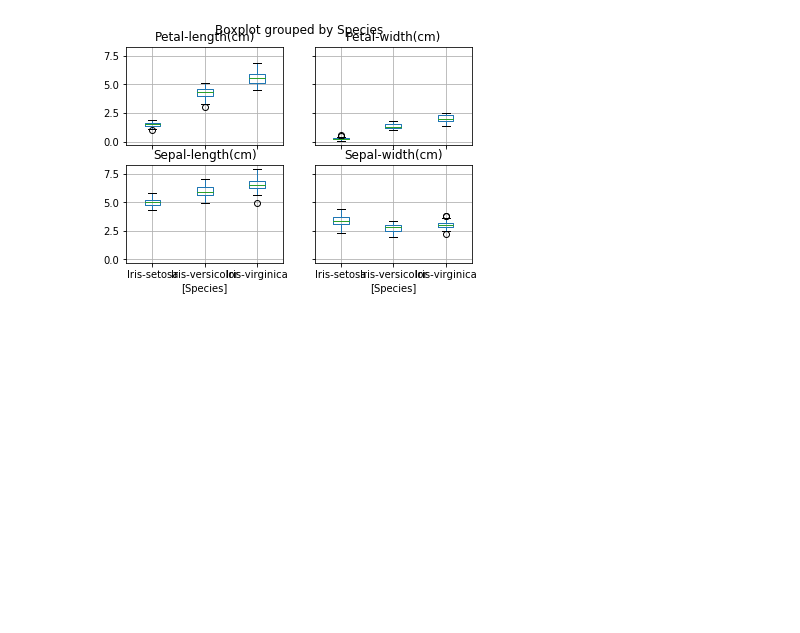
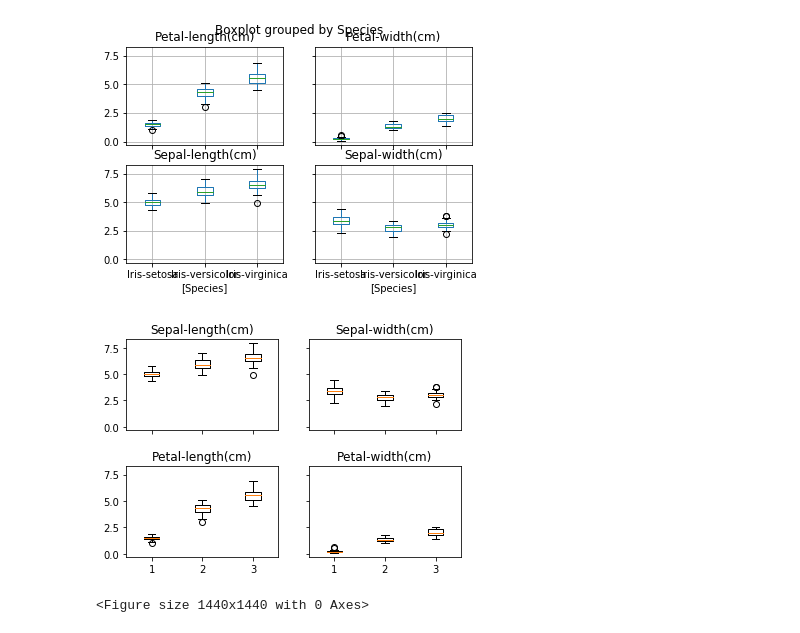
Before and after one commit to karlypaige/Thinkful-2.2.4---Challenge-What-Do-You-See-, a Jupyter notebook: iris data.ipynb, the cells around one changed output. Saved outputs shown, nothing was run; the diff lists cells and outputs as text; code cells hidden in the pictures; blank space fills up the shorter version.

```diff
--- a/iris data.ipynb
+++ b/iris data.ipynb
@@ -90,3 +93,36 @@ array([[<matplotlib.axes._subplots.AxesSubplot object at 0x...>,
         <matplotlib.axes._subplots.AxesSubplot object at 0x...>]],
       dtype=object)
 [figure]
+# %%
+#Boxplots in matplotlib.pyplot
+f, axarr = plt.subplots(2, 2, sharex=True, sharey=True)
+plt.figure(figsize=(20, 20))
+
+axarr[0,0].boxplot([iris_df['Sepal-length(cm)'].loc[iris_df['Species'].isin(['Iris-setosa'])],
+    iris_df['Sepal-length(cm)'].loc[iris_df['Species'].isin(['Iris-versicolor'])],
+    iris_df['Sepal-length(cm)'].loc[iris_df['Species'].isin(['Iris-virginica'])]],
+    positions=[1,2,3])
+axarr[0,0].set_title('Sepal-length(cm)')
+
+axarr[0,1].boxplot([iris_df['Sepal-width(cm)'].loc[iris_df['Species'].isin(['Iris-setosa'])],
+    iris_df['Sepal-width(cm)'].loc[iris_df['Species'].isin(['Iris-versicolor'])],
+    iris_df['Sepal-width(cm)'].loc[iris_df['Species'].isin(['Iris-virginica'])]],
+    positions=[1,2,3])
+axarr[0,1].set_title('Sepal-width(cm)')
+
+axarr[1,0].boxplot([iris_df['Petal-length(cm)'].loc[iris_df['Species'].isin(['Iris-setosa'])],
+    iris_df['Petal-length(cm)'].loc[iris_df['Species'].isin(['Iris-versicolor'])],
+    iris_df['Petal-length(cm)'].loc[iris_df['Species'].isin(['Iris-virginica'])]],
+    positions=[1,2,3])
+axarr[1,0].set_title('Petal-length(cm)')
+
+axarr[1,1].boxplot([iris_df['Petal-width(cm)'].loc[iris_df['Species'].isin(['Iris-setosa'])],
+    iris_df['Petal-width(cm)'].loc[iris_df['Species'].isin(['Iris-versicolor'])],
+    iris_df['Petal-width(cm)'].loc[iris_df['Species'].isin(['Iris-virginica'])]],
+    positions=[1,2,3])
+axarr[1,1].set_title('Petal-width(cm)')
+
+f.subplots_adjust(hspace=0.4)
+# %% [output]
+[figure, added]
+<Figure size 1440x1440 with 0 Axes>
```
Also changed, not shown: parts of 8 cells of this notebook.
